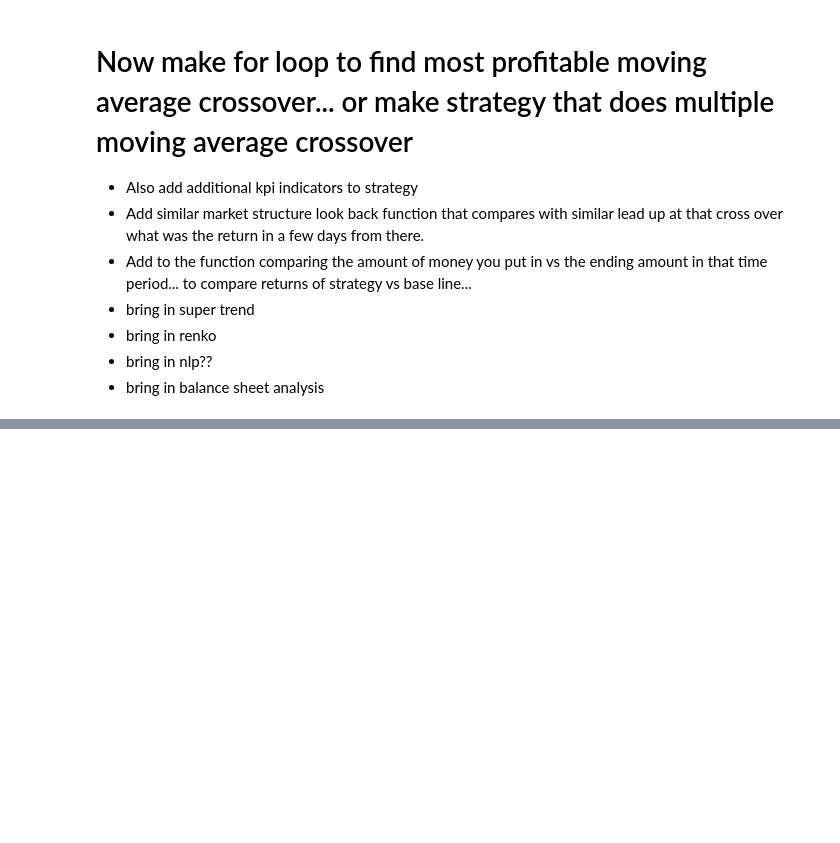
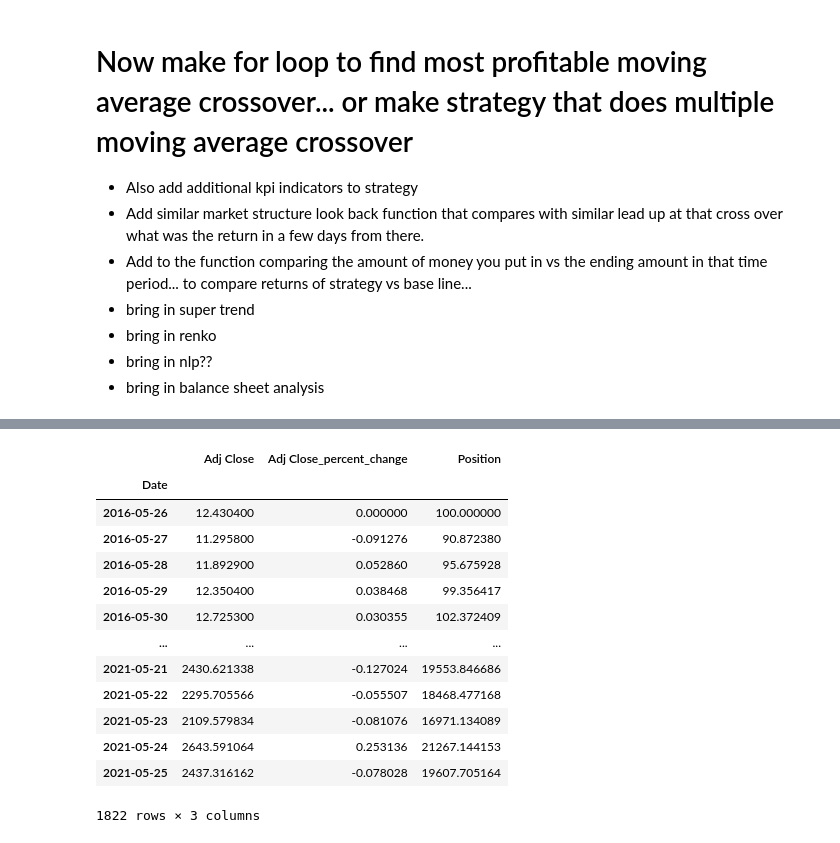
Before and after one commit to btindol178/Algorithmic-Trading, a Jupyter notebook: Algorithmic Backtesting.ipynb, the cells around one changed output, grey strips where cells are left out. Cells and saved outputs as stored; diff of their text form; code cells hidden in the pictures; blank space fills up the shorter version.

```diff
--- a/Algorithmic Backtesting.ipynb
+++ b/Algorithmic Backtesting.ipynb
@@ -642,3 +628,20 @@ Volume_percent_change
+# %%
+var
+# %% [output]
+|  | Adj Close | Adj Close_percent_change | Position |
+| Date |  |  |  |
+| 2016-05-26 | 12.430400 | 0.000000 | 100.000000 |
+| 2016-05-27 | 11.295800 | -0.091276 | 90.872380 |
+| 2016-05-28 | 11.892900 | 0.052860 | 95.675928 |
+| 2016-05-29 | 12.350400 | 0.038468 | 99.356417 |
+| 2016-05-30 | 12.725300 | 0.030355 | 102.372409 |
+| ... | ... | ... | ... |
+| 2021-05-21 | 2430.621338 | -0.127024 | 19553.846686 |
+| 2021-05-22 | 2295.705566 | -0.055507 | 18468.477168 |
+| 2021-05-23 | 2109.579834 | -0.081076 | 16971.134089 |
+| 2021-05-24 | 2643.591064 | 0.253136 | 21267.144153 |
+| 2021-05-25 | 2437.316162 | -0.078028 | 19607.705164 |
+1822 rows × 3 columns
 # %%
 # Optimize moving average strategy
 # Get a range of moving average and see trends and patterns with them
```
Also changed, not shown: parts of 8 cells of this notebook.
